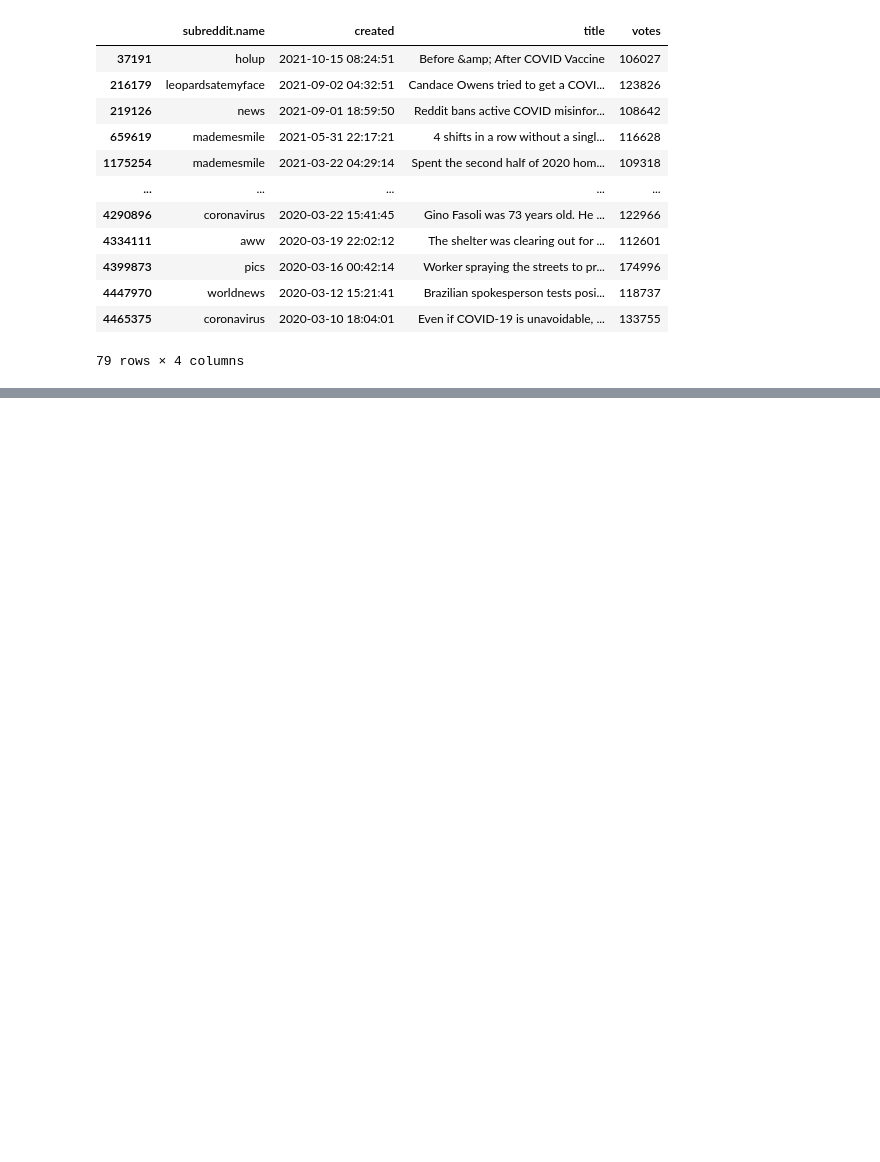
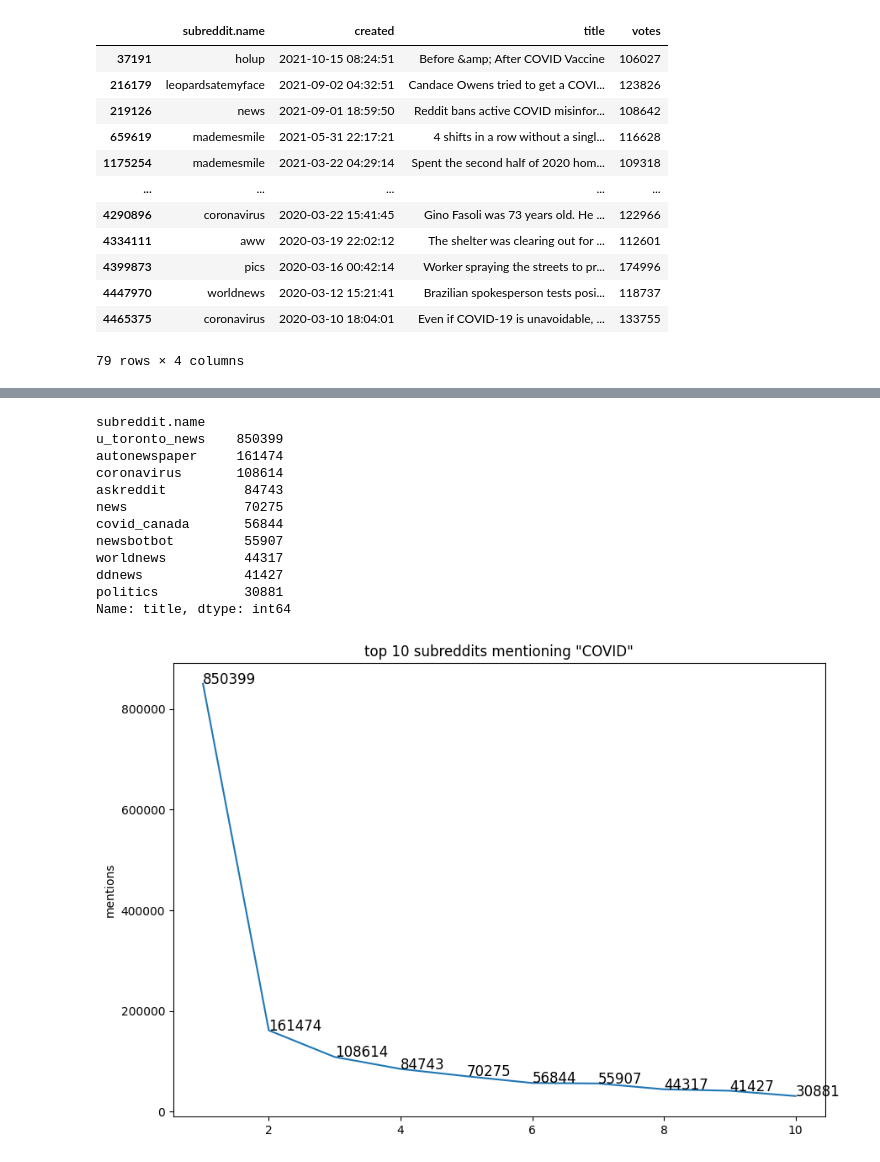
Before and after one commit to natealberti/COVID_discussion, a Jupyter notebook: analyze.ipynb, the cells around one changed output, grey strips where cells are left out. Drawn from its saved outputs; the diff is of its cells as text; code cells hidden in the pictures; blank space fills up the shorter version.

Commit message:
subreddit mentions

```diff
--- a/analyze.ipynb
+++ b/analyze.ipynb
@@ -57,0 +57,29 @@ SyntaxError: leading zeros in decimal integer literals are not permitted; use an
+# %%
+# look at posts grouped by their subreddit
+grouped_old = df.groupby('subreddit.name')
+grouped = grouped_old.aggregate(np.count_nonzero).sort_values(by='title', ascending=False) # sorting by most posted-to subreddit
+
+y = grouped['title'][:10] # looking at top 10
+x = np.linspace(start=1, stop=10, num=10)
+
+fig, ax = plt.subplots(figsize=(10,7))
+plt.plot(x, y)
+plt.title('top 10 subreddits mentioning "COVID"')
+plt.ylabel('mentions')
+for i in range(len(x)):
+      ax.text(x[i], y[i], (y[i]), size=12)
+y
+# %% [output]
+subreddit.name
+u_toronto_news    850399
+autonewspaper     161474
+coronavirus       108614
+askreddit          84743
+news               70275
+covid_canada       56844
+newsbotbot         55907
+worldnews          44317
+ddnews             41427
+politics           30881
+Name: title, dtype: int64
+[figure, added]
```
Also changed, not shown: parts of 3 cells of this notebook.
